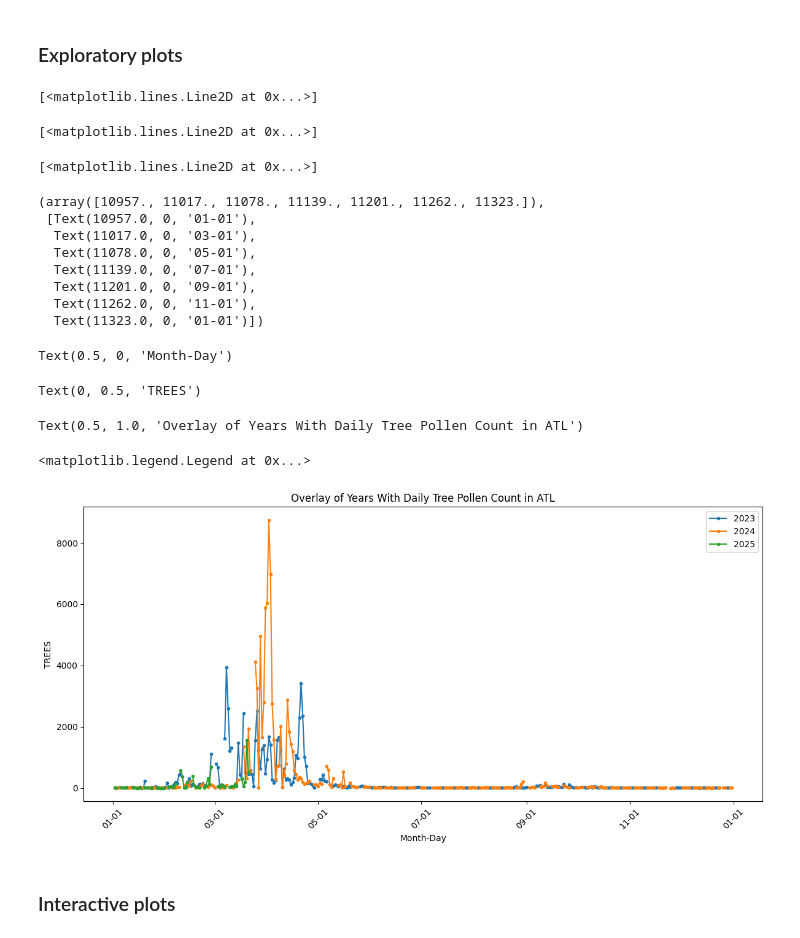
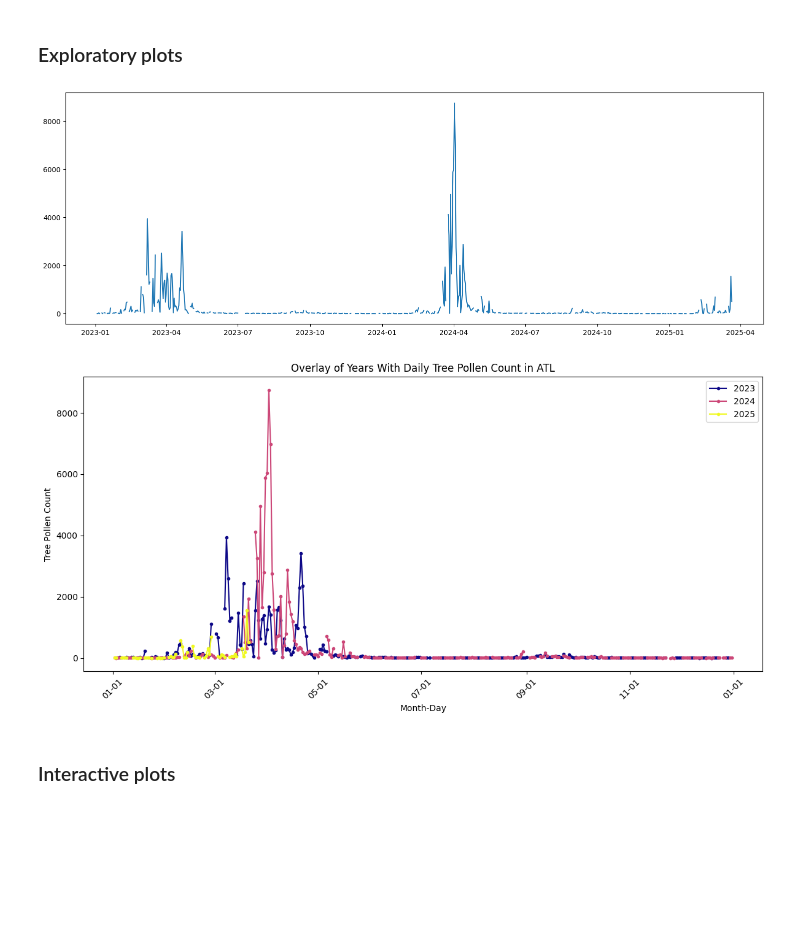
Before and after one commit to siranhe/atl.pollen, a Jupyter notebook: script/pollen_tracking.ipynb, the cells around one changed output. Saved outputs shown, nothing was run; the diff lists cells and outputs as text; code cells hidden in the pictures; blank space fills up the shorter version.

Commit message:
update figure color scheme

```diff
--- a/script/pollen_tracking.ipynb
+++ b/script/pollen_tracking.ipynb
@@ -59,52 +59,46 @@ Timestamp('2025-12-31 00:00:00')
 # %% [markdown]
 ### Exploratory plots
 # %%
-plt.plot(df_pollen['date_dt'], df_pollen['TREES'])
-# This is fully longitudinally data, which is ok as is.
-# But we'd prefer to overlay year by year plot instead
+fig, ax = plt.subplots(figsize=(18, 6))
+plt.plot(df_pollen['date_dt'], df_pollen['TREES']);
+
+# This is fully longitudinally data, which is ok as is;
+# However, we'd prefer to overlay year by year plot instead
+# %% [output]
+[figure, added]
 # %%
 # Normalize dates to the year 2000 (a leap year)
 df_pollen['normalized_date'] = df_pollen['date_dt'].apply(lambda dt: dt.replace(year=2000))
 
 # Create the plot
 fig, ax = plt.subplots(figsize=(12, 6))
 
+# Generate a colormap based on the number of unique years
+norm = plt.Normalize(years.min(), years.max())  # Normalize years
+colors = plt.colormaps['plasma']  # New method
+
 # Group data by year and plot
 for year, group in df_pollen.groupby('YEAR'):
-    ax.plot(group['normalized_date'], group['TREES'], marker='.', linestyle='-', label=year)
+    ax.plot(group['normalized_date'], group['TREES'], marker='.', linestyle='-',
+            color=colors(norm(year)), label=year)
 
 # Format the x-axis to show month and day
 ax.xaxis.set_major_formatter(mdates.DateFormatter('%m-%d'))
 plt.xticks(rotation=45)
 
 # # set date range (other wise shows up as 1/1 to 1/1)
 # start_date = datetime.datetime.strptime('01-01', '%m-%d')
 # end_date = datetime.datetime.strptime('12-31', '%m-%d')
 # plt.xlim(mdates.date2num(start_date), mdates.date2num(end_date))
 
 # Add labels and title
 ax.set_xlabel('Month-Day')
-ax.set_ylabel('TREES')
+ax.set_ylabel('Tree Pollen Count')
 ax.set_title('Overlay of Years With Daily Tree Pollen Count in ATL')
 ax.legend()
 
 # Display the plot
 plt.tight_layout()
-plt.show()
+plt.show();
 # %% [output]
-[<matplotlib.lines.Line2D at 0x...>]
-[<matplotlib.lines.Line2D at 0x...>]
-[<matplotlib.lines.Line2D at 0x...>]
-(array([10957., 11017., 11078., 11139., 11201., 11262., 11323.]),
- [Text(10957.0, 0, '01-01'),
-  Text(11017.0, 0, '03-01'),
-  Text(11078.0, 0, '05-01'),
-  Text(11139.0, 0, '07-01'),
-  Text(11201.0, 0, '09-01'),
-  Text(11262.0, 0, '11-01'),
-  Text(11323.0, 0, '01-01')])
-Text(0.5, 0, 'Month-Day')
-Text(0, 0.5, 'TREES')
-Text(0.5, 1.0, 'Overlay of Years With Daily Tree Pollen Count in ATL')
-<matplotlib.legend.Legend at 0x...>
-[figure, old version]
+[figure, new version]
```
Also changed, not shown: parts of 5 cells of this notebook, 2 other files.
